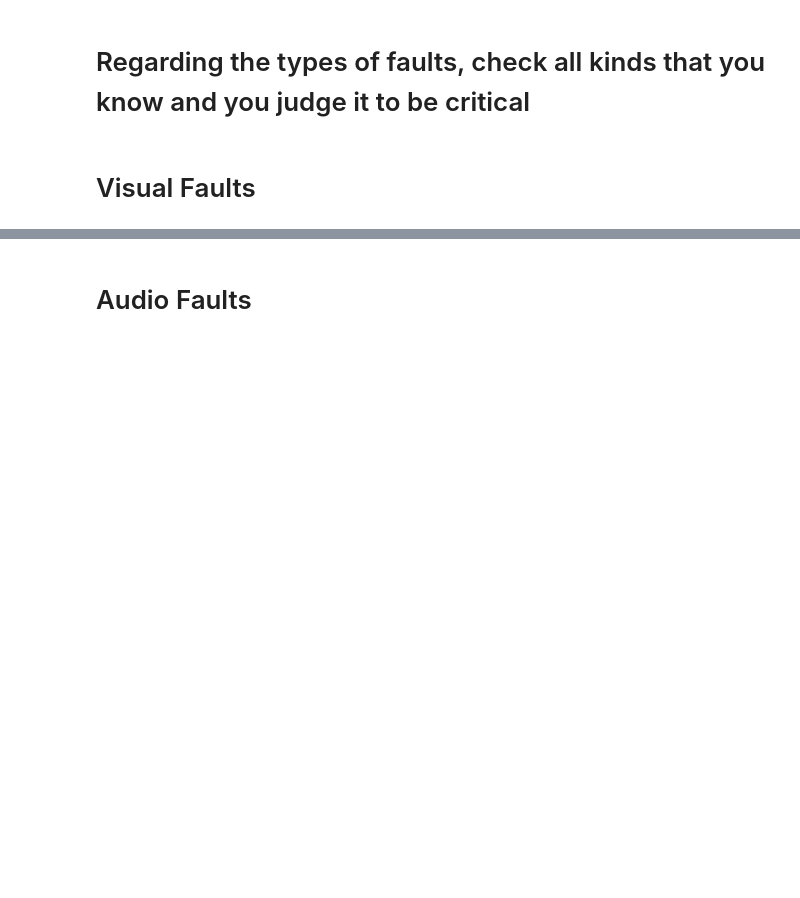
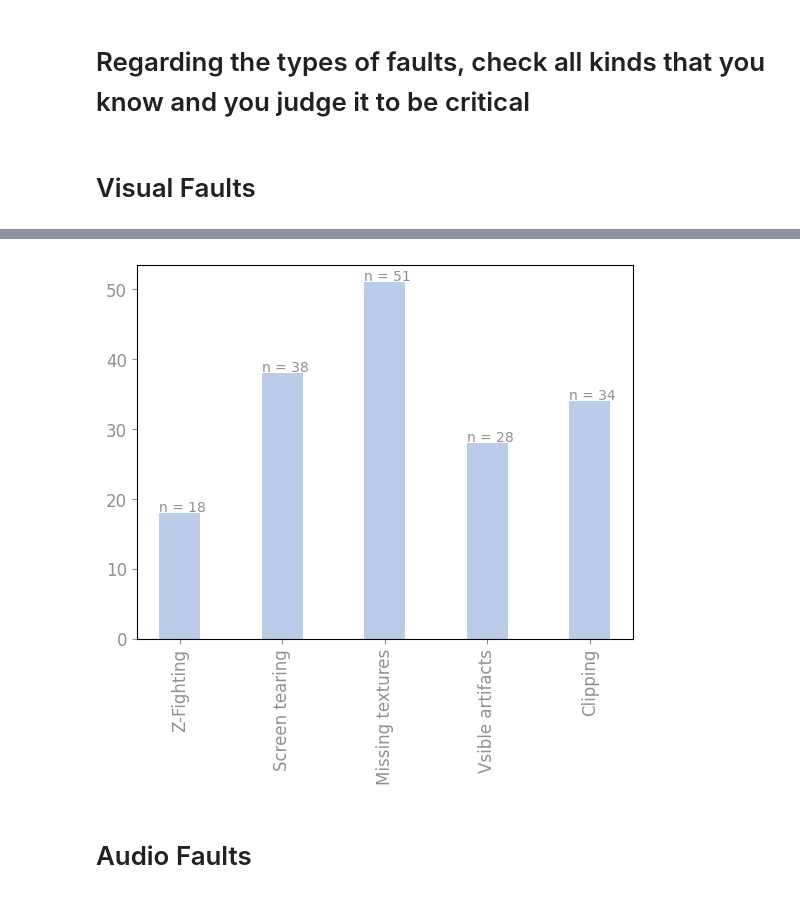
Before and after one commit to stevao-andrade/vr_survey, a Jupyter notebook: survey_charts.ipynb, the cells around one changed output, grey strips where cells are left out. Drawn from its saved outputs; the diff is of its cells as text; code cells hidden in the pictures; blank space fills up the shorter version.

```diff
--- a/survey_charts.ipynb
+++ b/survey_charts.ipynb
@@ -481,8 +478,7 @@ def plot_bar_using_df(target_data_frame):
 # %% [markdown]
 # Visual Faults
 # %%
-visual_faults_df = pd.DataFrame(results['faults-visual
-'])
+visual_faults_df = pd.DataFrame(results['faults-visual'])
 
 plot_bar_using_df(visual_faults_df)
 # %% [output]
@@ -490,3 +485,4 @@ SyntaxError: EOL while scanning string literal (<ipython-input-18-78b405958650>,
+[figure, added]
 # %% [markdown]
 # Audio Faults
 # %%
```
Also changed, not shown: parts of 6 cells of this notebook, 1 other file.
